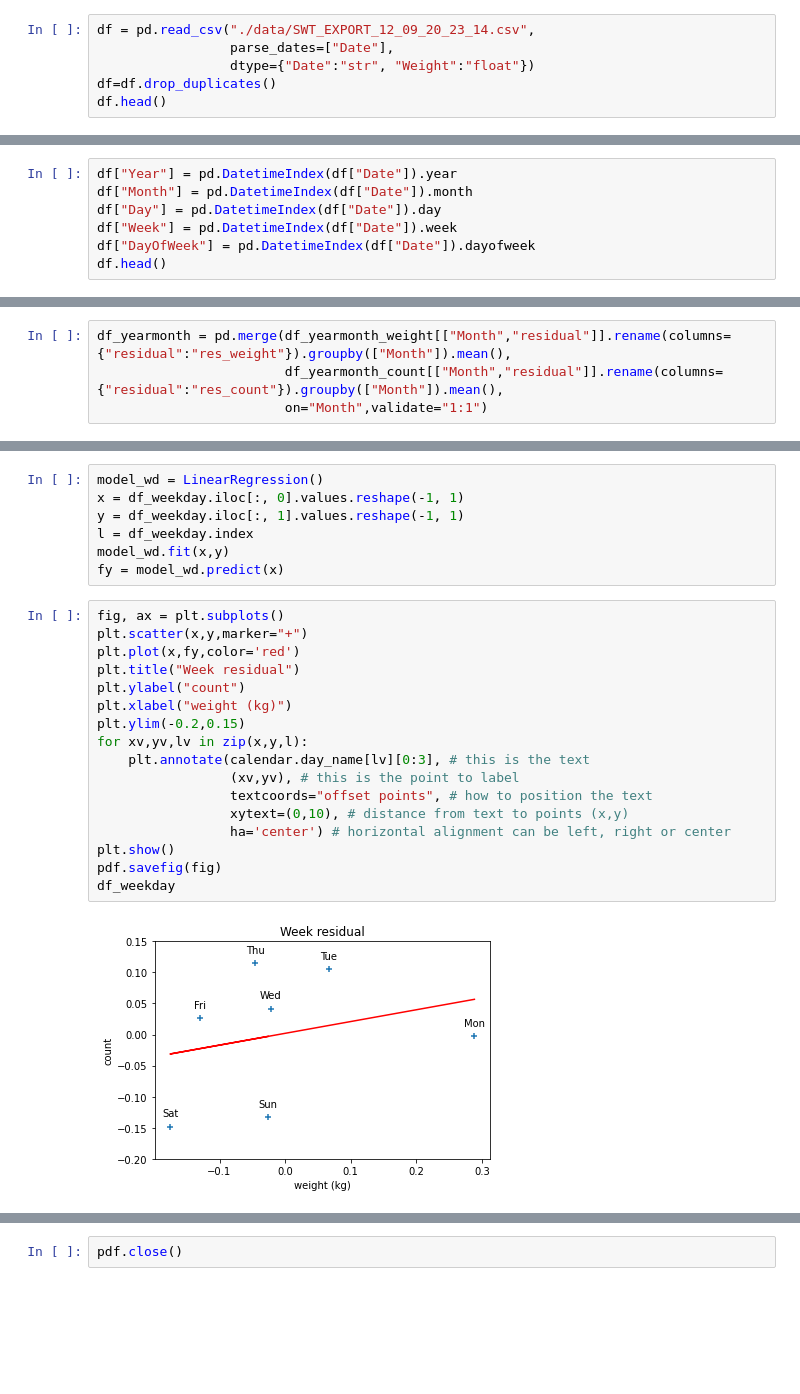
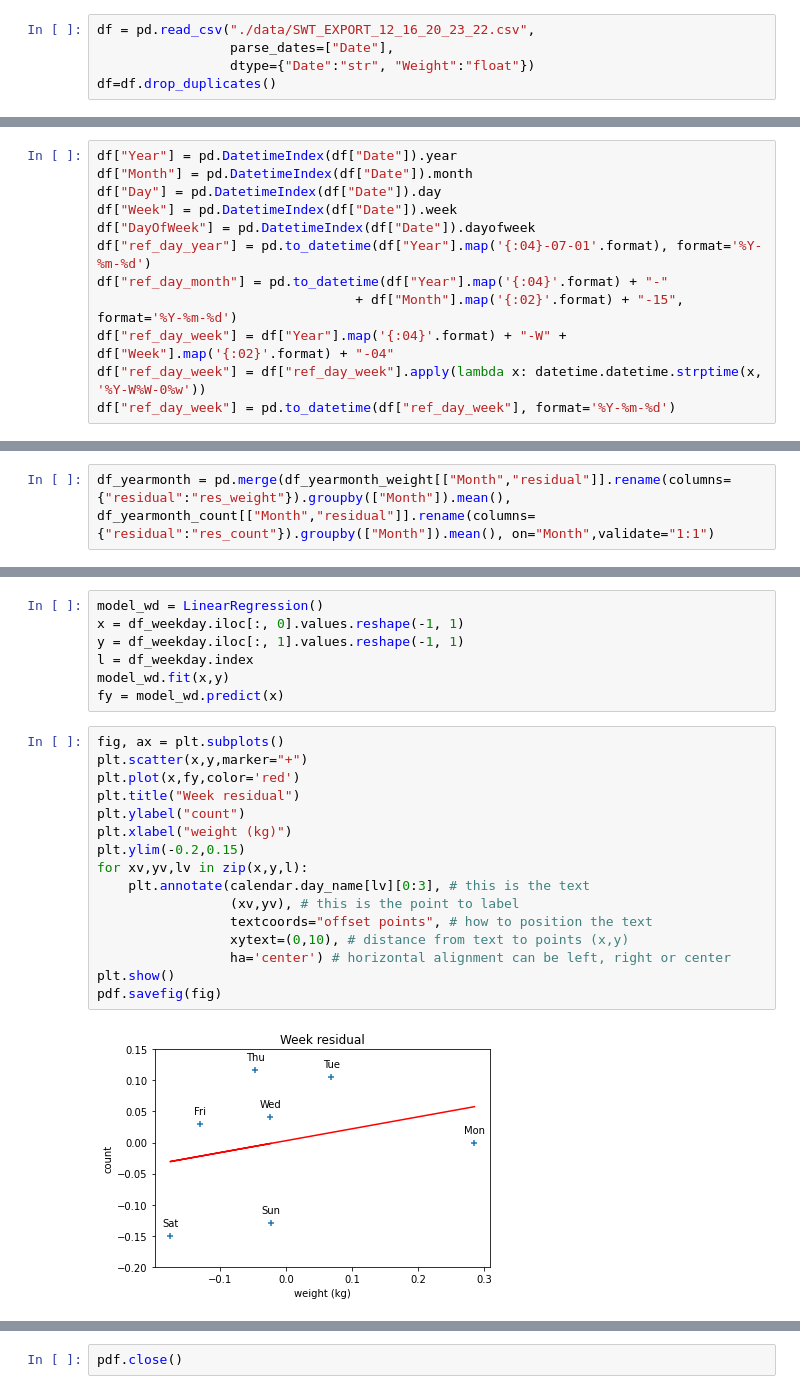
Before and after one commit to mt82/Peso, a Jupyter notebook: PyPeso.ipynb, the cells around one changed output, grey strips where cells are left out. Cells and saved outputs as stored; diff of their text form; blank space fills up the shorter version.

```diff
--- a/PyPeso.ipynb
+++ b/PyPeso.ipynb
@@ -13,8 +13,7 @@ import seaborn as sns
 import matplotlib.backends.backend_pdf
 pdf = matplotlib.backends.backend_pdf.PdfPages("peso.pdf")
 # %%
-df = pd.read_csv("./data/SWT_EXPORT_12_09_20_23_14.csv",
+df = pd.read_csv("./data/SWT_EXPORT_12_16_20_23_22.csv",
                  parse_dates=["Date"],
                  dtype={"Date":"str", "Weight":"float"})
 df=df.drop_duplicates()
-df.head()
@@ -31,4 +23,9 @@ df["Month"] = pd.DatetimeIndex(df["Date"]).month
 df["Day"] = pd.DatetimeIndex(df["Date"]).day
 df["Week"] = pd.DatetimeIndex(df["Date"]).week
 df["DayOfWeek"] = pd.DatetimeIndex(df["Date"]).dayofweek
-df.head()
+df["ref_day_year"] = pd.to_datetime(df["Year"].map('{:04}-07-01'.format), format='%Y-%m-%d')
+df["ref_day_month"] = pd.to_datetime(df["Year"].map('{:04}'.format) + "-"
+                                 + df["Month"].map('{:02}'.format) + "-15", format='%Y-%m-%d')
+df["ref_day_week"] = df["Year"].map('{:04}'.format) + "-W" + df["Week"].map('{:02}'.format) + "-04"
+df["ref_day_week"] = df["ref_day_week"].apply(lambda x: datetime.datetime.strptime(x, '%Y-W%W-0%w'))
+df["ref_day_week"] = pd.to_datetime(df["ref_day_week"], format='%Y-%m-%d')
@@ -161,7 +363,5 @@ pdf.savefig(fig)
 # %%
-df_yearmonth = pd.merge(df_yearmonth_weight[["Month","residual"]].rename(columns={"residual":"res_weight"}).groupby(["Month"]).mean(),
-                        df_yearmonth_count[["Month","residual"]].rename(columns={"residual":"res_count"}).groupby(["Month"]).mean(),
-                        on="Month",validate="1:1")
+df_yearmonth = pd.merge(df_yearmonth_weight[["Month","residual"]].rename(columns={"residual":"res_weight"}).groupby(["Month"]).mean(), df_yearmonth_count[["Month","residual"]].rename(columns={"residual":"res_count"}).groupby(["Month"]).mean(), on="Month",validate="1:1")
 # %%
 model_ym = LinearRegression()
 x = df_yearmonth.iloc[:, 0].values.reshape(-1, 1)
@@ -270,19 +462,18 @@ fy = model_wd.predict(x)
 # %%
 fig, ax = plt.subplots()
 plt.scatter(x,y,marker="+")
 plt.plot(x,fy,color='red')
 plt.title("Week residual")
 plt.ylabel("count")
 plt.xlabel("weight (kg)")
 plt.ylim(-0.2,0.15)
 for xv,yv,lv in zip(x,y,l):
     plt.annotate(calendar.day_name[lv][0:3], # this is the text
                  (xv,yv), # this is the point to label
                  textcoords="offset points", # how to position the text
                  xytext=(0,10), # distance from text to points (x,y)
                  ha='center') # horizontal alignment can be left, right or center
 plt.show()
 pdf.savefig(fig)
-df_weekday
 # %% [output]
-[figure, old version]
+[figure, new version]
```
Also changed, not shown: parts of 36 cells of this notebook.
